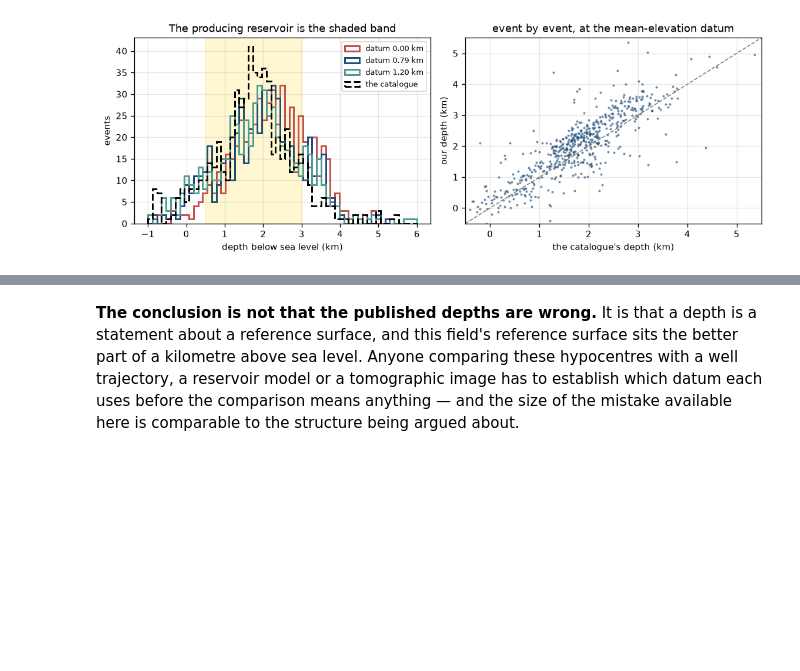
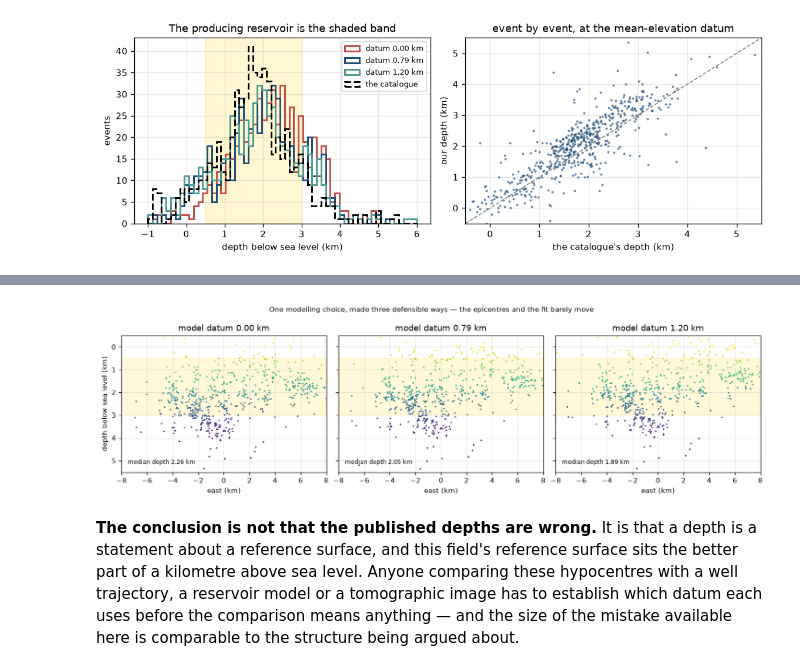
Before and after one commit to AI4EPS/EPS207_Observational_Seismology, a Jupyter notebook: docs/notebooks/02b_location_geysers.ipynb, the cells around one changed output, grey strips where cells are left out. Drawn from its saved outputs; the diff is of its cells as text; code cells hidden in the pictures; blank space fills up the shorter version.

```diff
--- a/docs/notebooks/02b_location_geysers.ipynb
+++ b/docs/notebooks/02b_location_geysers.ipynb
@@ -577,7 +612,7 @@ def relocate(p, tabs, terms=None, loss="l2", sigma=SIGMA, weight_col=None, z0=2.
 
 
 def fit_terms(p, tabs, n_iter=6, **kw):
-    """Locate, take the median leftover at each station, subtract, repeat."""
+    """Steps 2 to 4 above: locate, take the median leftover at each station, subtract, repeat."""
     terms = pd.Series(0.0, index=pd.unique(p.sta_key))
     for _ in range(n_iter):
         _, res = relocate(p, tabs, terms, **kw)
@@ -726,17 +761,20 @@ being treated as ordinary noise and starts being treated as suspect. B.1 measure
 error of these picks. So the rule is checkable here, on real data, rather than taken on trust.
 # %%
 terms_final = terms_by["+ the analyst's pick weights"]
-few = sub[sub.eid.isin(sorted(sub.eid.unique())[:600])].reset_index(drop=True)
 print(f"the median |residual| of these picks is {picks.time_residual.abs().median():.3f} s, "
       f"so A.6's rule asks for a sigma near {2 * picks.time_residual.abs().median():.2f} s\n")
 print(f"{'Huber sigma':>12}{'median':>10}{'90th pct':>11}{'depth':>9}")
-for s_ in (0.03, 0.05, 0.10, 0.20):
-    ev_s, _ = relocate(few, tab_gey, terms_final, loss="huber", sigma=s_,
+for s_ in (0.01, 0.02, 0.03, 0.05, 0.10, 0.20):
+    ev_s, _ = relocate(sub, tab_gey, terms_final, loss="huber", sigma=s_,
                        weight_col="phase_score")
     es = cat.loc[ev_s.index]
     d = np.hypot(ev_s.x - es.x, ev_s.y - es.y)
     print(f"{s_:12.2f}{np.median(d):10.3f}{np.percentile(d, 90):11.3f}"
-          f"{(ev_s.z - es.depth).median():+9.3f}")
+          f"{(ev_s.z - es.depth).median():+9.3f}"
+          f"{'   <- the ladder' + chr(39) + 's last rung' if s_ == SIGMA else ''}")
+# The sweep runs on the same events, terms and weights as the ladder, so one of its rows is the
+# same computation as the last rung above and must agree with it. Printing both is a self-check.
+print(f"\nthat row against the ladder: {rows[-1][1]['dh']:.3f} / {rows[-1][1]['dh90']:.3f} km")
 # %% [output]
 the median |residual| of these picks is 0.030 s, so A.6's rule asks for a sigma near 0.06 s
 
@@ -759,0 +882,12 @@ sweep the direction and the size of the effect rather than a third decimal place
+# %%
+frac = sub.assign(m=(sub.review_status == "manual").astype(float)).groupby("eid").m.mean()
+print(f"events whose picks are entirely automatic : {100 * (frac == 0).mean():5.1f} %")
+print(f"entirely manual                           : {100 * (frac == 1).mean():5.1f} %")
+print(f"a mixture of the two                      : {100 * ((frac > 0) & (frac < 1)).mean():5.1f} %")
+man, auto = frac[frac == 1].index, frac[frac == 0].index
+n_ev = sub.groupby("eid").size()
+print(f"\n{'':32}{'manual':>10}{'automatic':>12}")
+for lab, v in (("picks on the event", n_ev), ("magnitude", cat.mag),
+               ("azimuthal gap (degrees)", cat.gap), ("the catalogue's own rms (s)", cat.rms),
+               ("the catalogue's stated error (km)", cat.horizontalError)):
+    print(f"{lab:32}{v.reindex(man).median():10.2f}{v.reindex(auto).median():12.2f}")
@@ -952,3 +1126,18 @@ against a reservoir said to be about 2.5 km thick.
+# %%
+fig, ax = plt.subplots(1, 3, figsize=(12.2, 3.6), sharex=True, sharey=True)
+for a, datum in zip(ax, (0.0, 0.79, 1.20)):
+    d = res_by_datum[datum]
+    a.scatter(d.x, d.z, c=d.z, s=4, cmap="viridis_r", vmin=0, vmax=4, linewidths=0)
+    a.axhspan(0.5, 3.0, color="#ffd400", alpha=0.15, zorder=0)
+    a.set(xlabel="east (km)", title=f"model datum {datum:.2f} km")
+    a.text(0.03, 0.06, f"median depth {d.z.median():.2f} km", transform=a.transAxes, fontsize=7.5)
+ax[0].set(ylabel="depth below sea level (km)", xlim=(-8, 8), ylim=(5.5, -0.5))
+fig.suptitle("One modelling choice, made three defensible ways — the epicentres and the fit "
+             "barely move", fontsize=9)
+fig.tight_layout()
+plt.show()
+# %% [output]
+[figure, added]
 # %% [markdown]
 **The conclusion is not that the published depths are wrong.** It is that a depth is a statement
 about a reference surface, and this field's reference surface sits the better part of a kilometre
```
Also changed, not shown: parts of 27 cells of this notebook.
